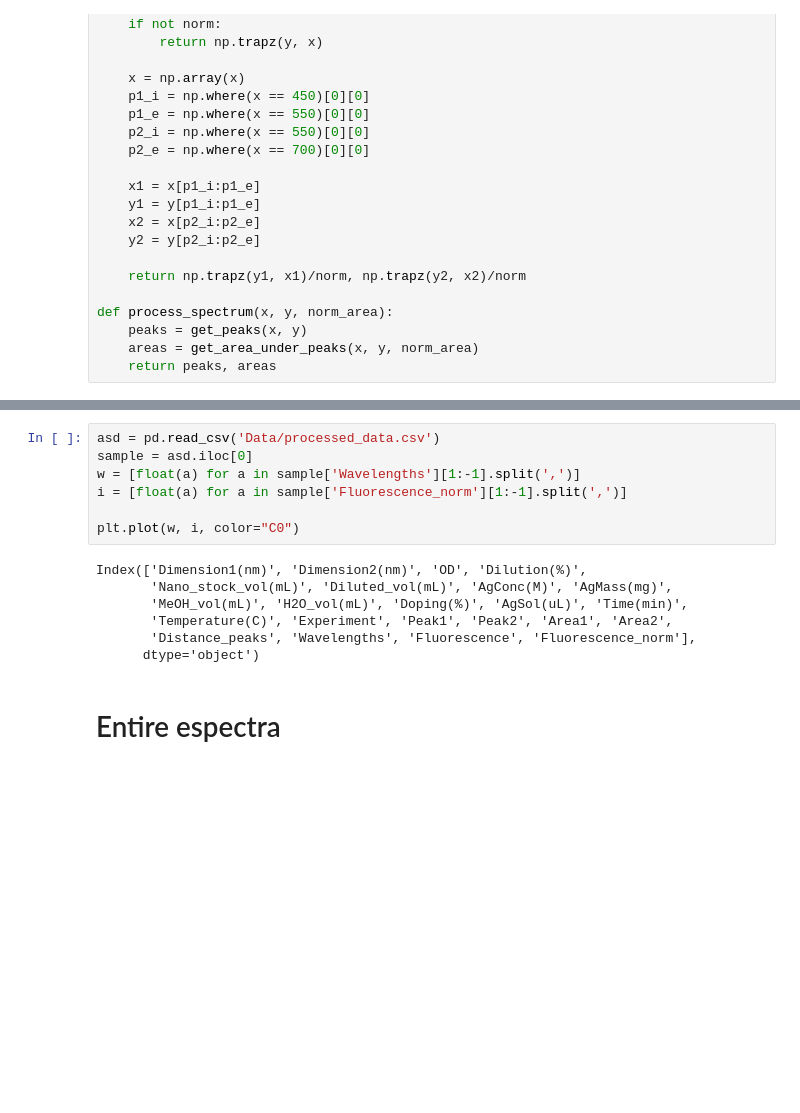
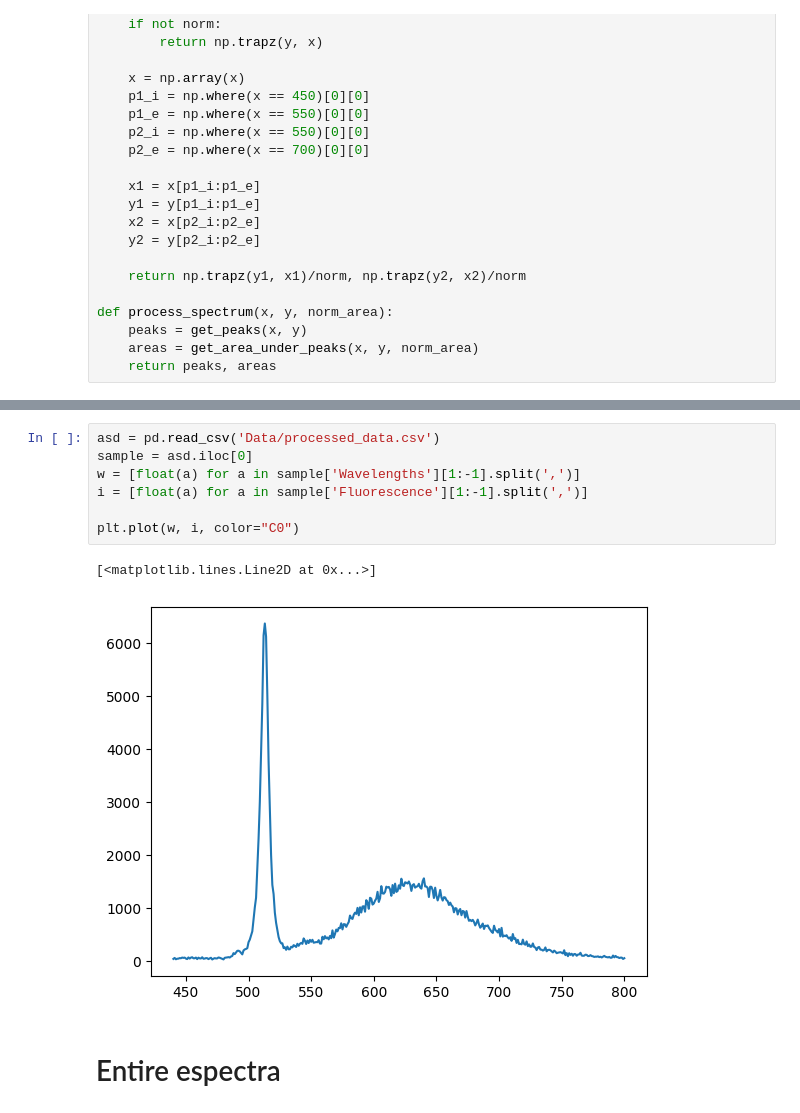
Before and after one commit to maykcaldas/BioNano-DOE, a Jupyter notebook: AgML/process_data.ipynb, the cells around one changed output, grey strips where cells are left out. Drawn from its saved outputs; the diff is of its cells as text; blank space fills up the shorter version.

```diff
--- a/AgML/process_data.ipynb
+++ b/AgML/process_data.ipynb
@@ -107,17 +109,13 @@ processed_df.to_csv('Data/processed_data.csv', index=False)
 # %%
 asd = pd.read_csv('Data/processed_data.csv')
 sample = asd.iloc[0]
 w = [float(a) for a in sample['Wavelengths'][1:-1].split(',')]
-i = [float(a) for a in sample['Fluorescence_norm'][1:-1].split(',')]
+i = [float(a) for a in sample['Fluorescence'][1:-1].split(',')]
 
 plt.plot(w, i, color="C0")
 # %% [output]
-Index(['Dimension1(nm)', 'Dimension2(nm)', 'OD', 'Dilution(%)',
-       'Nano_stock_vol(mL)', 'Diluted_vol(mL)', 'AgConc(M)', 'AgMass(mg)',
-       'MeOH_vol(mL)', 'H2O_vol(mL)', 'Doping(%)', 'AgSol(uL)', 'Time(min)',
-       'Temperature(C)', 'Experiment', 'Peak1', 'Peak2', 'Area1', 'Area2',
-       'Distance_peaks', 'Wavelengths', 'Fluorescence', 'Fluorescence_norm'],
-      dtype='object')
+[<matplotlib.lines.Line2D at 0x...>]
+[figure, added]
 # %% [markdown]
 # Entire espectra
 # %%
```
Also changed, not shown: parts of 4 cells of this notebook, 1 other file.
